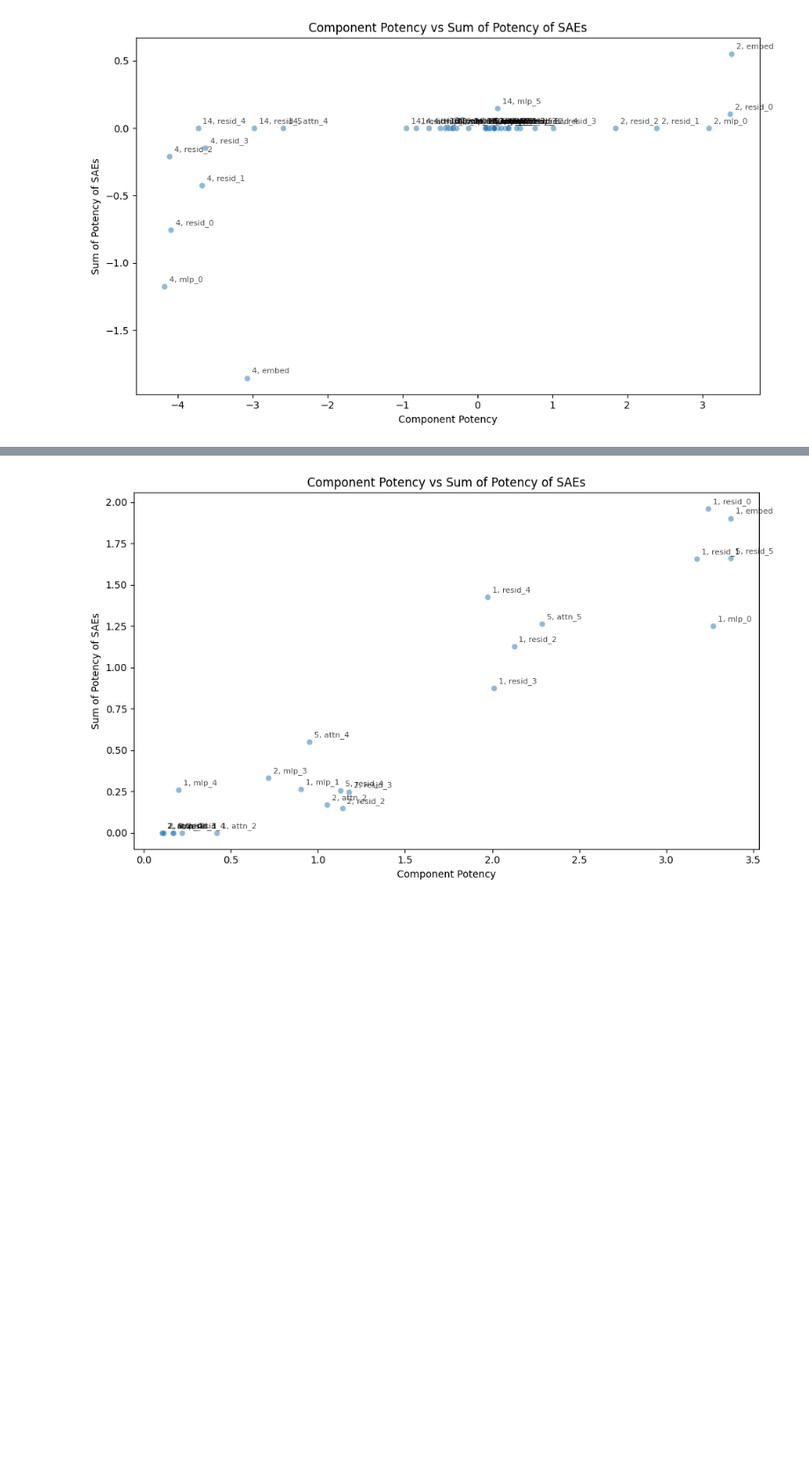
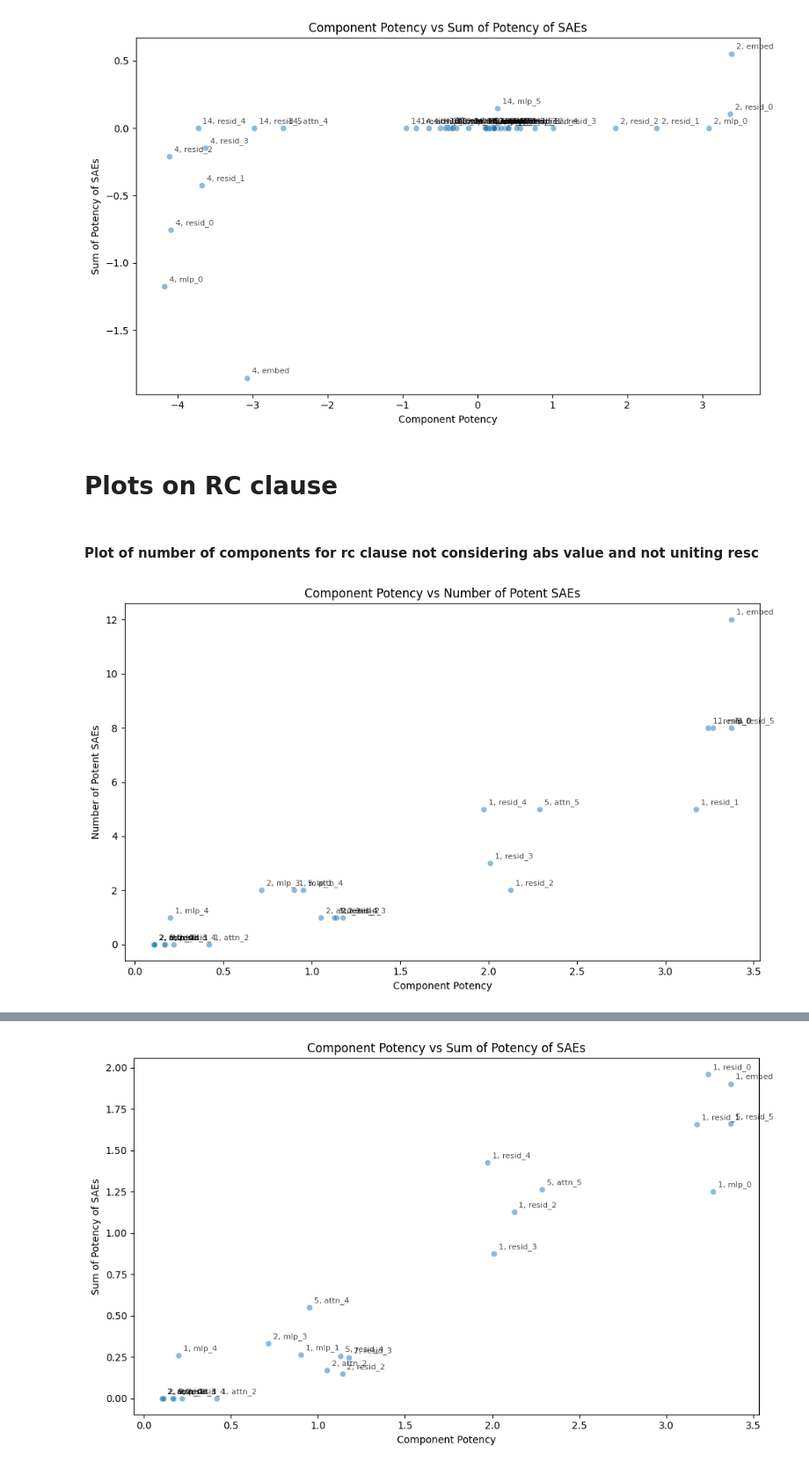
Before and after one commit to Nicole-Nobili/feature-circuits, a Jupyter notebook: plotting_graphs.ipynb, the cells around one changed output, grey strips where cells are left out. Shown: that part at 88% size. Cells and saved outputs as stored; diff of their text form; code cells hidden in the pictures; blank space fills up the shorter version.

Commit message:
results on rc clause and ioi

```diff
--- a/plotting_graphs.ipynb
+++ b/plotting_graphs.ipynb
@@ -113,10 +82,18 @@ torch.Size([15])
 number_potent_saes = {}
 for n, v in sae_nodes.items():
     #count the number of components with absolute value > threshold
-    v.resc[v.resc.abs() < THRESHOLD_SAE] = 0
-    v.resc[v.resc.abs() >= THRESHOLD_SAE] = 1
+    if CONSIDERING_ABS_VAL:
+        v.resc[v.resc.abs() < THRESHOLD_SAE] = 0
+        v.resc[v.resc.abs() > 0] = 1
+    else:
+        v.resc[v.resc < THRESHOLD_SAE] = 0
+        v.resc[v.resc > 0] = 1
+
     print((v.act.abs() > THRESHOLD_SAE).sum(dim=1))
-    number_potent_saes[n] =  torch.add((v.act.abs() > THRESHOLD_SAE).sum(dim=1), v.resc.squeeze())
+    if UNITE_RESC:
+        number_potent_saes[n] =  torch.add((v.act.abs() > THRESHOLD_SAE).sum(dim=1), v.resc.squeeze())
+    else:
+        number_potent_saes[n] = (v.act.abs() > THRESHOLD_SAE).sum(dim=1)
     print(number_potent_saes[n])
     print(number_potent_saes[n].shape)
 # %% [output]
@@ -281,3 +258,41 @@ plt.tight_layout()
 plt.show()
 # %% [output]
 [figure]
+# %% [markdown]
+# Plots on RC clause
+# %% [markdown]
+#### Plot of number of components for rc clause not considering abs value and not uniting resc
+# %%
+labels = []
+x_values = []
+y_values = []
+
+for n, v in components_nodes.items():
+    # Get the indices of components that are over the threshold
+    indices = torch.where(v.act.abs() > THRESHOLD_COMPONENT)[0]
+
+    new_labels = [f"{idx.item()}, {n}" for idx in indices]
+    new_x = components_nodes[n].act[indices].tolist()
+    new_y = number_potent_saes[n][indices].tolist()
+
+    # Extend the lists
+    labels.extend(new_labels)
+    x_values.extend(new_x)
+    y_values.extend(new_y)
+
+# Plotting the graph using seaborn
+
+plt.figure(figsize=(10, 6))
+sns.scatterplot(x=x_values, y=y_values, alpha=0.5)
+plt.xlabel('Component Potency')
+plt.ylabel('Number of Potent SAEs')
+plt.title('Component Potency vs Number of Potent SAEs')
+
+# Add labels to each point
+for i, label in enumerate(labels):
+    plt.annotate(label, (x_values[i], y_values[i]), xytext=(5, 5), textcoords='offset points', fontsize=8, alpha=0.7)
+
+plt.tight_layout()
+plt.show()
+# %% [output]
+[figure, added]
```
Also changed, not shown: parts of 20 cells of this notebook.
